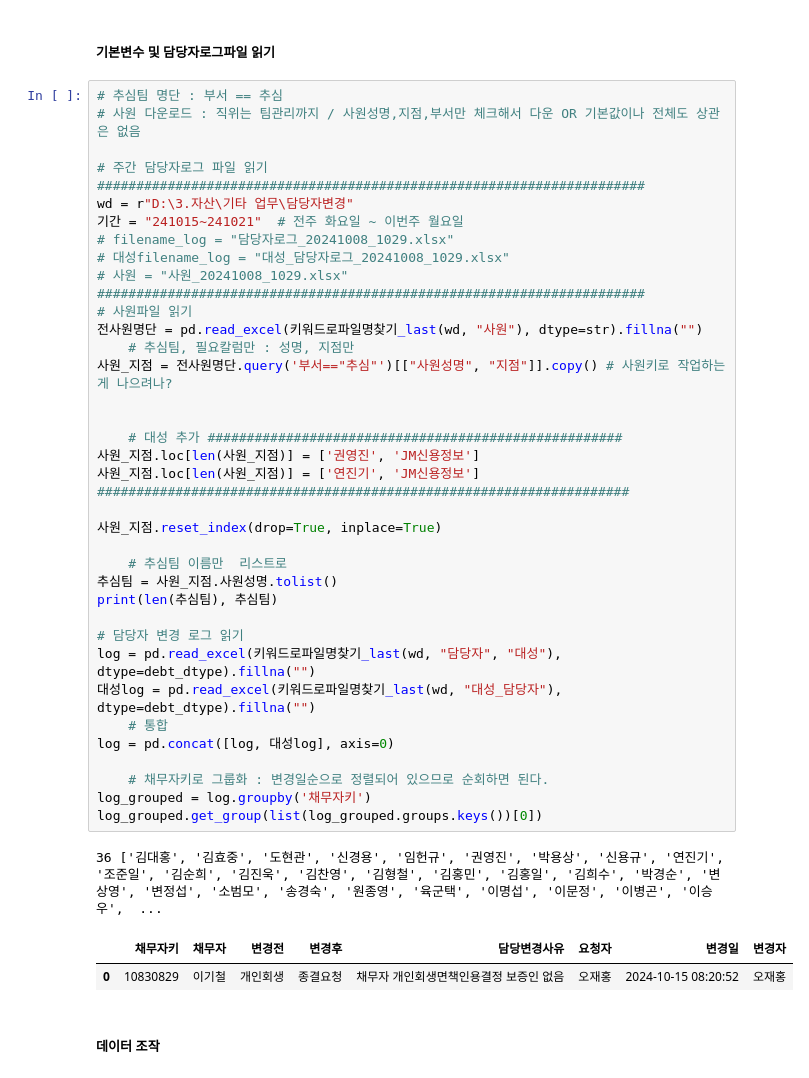
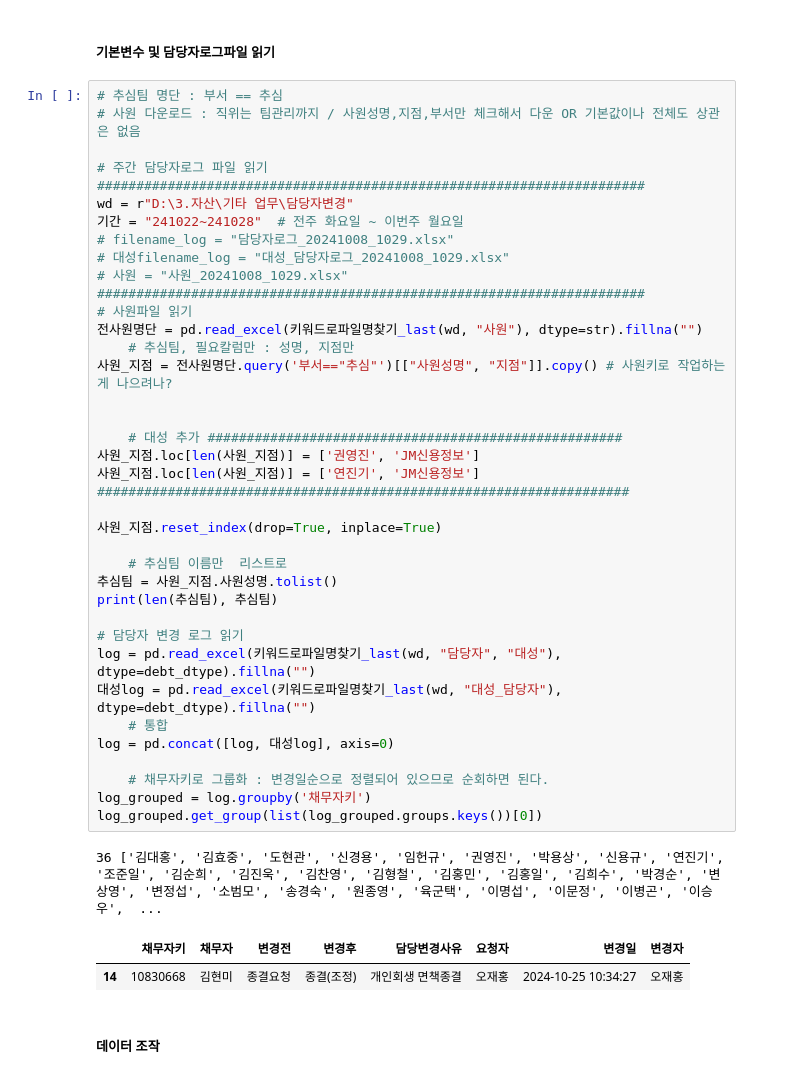
Before and after one commit to jbmyou/python_work, a Jupyter notebook: fileNaming/자산관리/담당자변경.ipynb, the cells around one changed output. Drawn from its saved outputs; the diff is of its cells as text.

```diff
--- a/fileNaming/자산관리/담당자변경.ipynb
+++ b/fileNaming/자산관리/담당자변경.ipynb
@@ -42,41 +42,41 @@ def 키워드로파일명찾기_last(폴더:str, 포함키워드:str, 제외키
 # 주간 담당자로그 파일 읽기
 ######################################################################
 wd = r"D:\3.자산\기타 업무\담당자변경"
-기간 = "241015~241021"  # 전주 화요일 ~ 이번주 월요일
+기간 = "241022~241028"  # 전주 화요일 ~ 이번주 월요일
 # filename_log = "담당자로그_20241008_1029.xlsx"
 # 대성filename_log = "대성_담당자로그_20241008_1029.xlsx"
 # 사원 = "사원_20241008_1029.xlsx"
 ######################################################################
 # 사원파일 읽기
 전사원명단 = pd.read_excel(키워드로파일명찾기_last(wd, "사원"), dtype=str).fillna("")
     # 추심팀, 필요칼럼만 : 성명, 지점만
 사원_지점 = 전사원명단.query('부서=="추심"')[["사원성명", "지점"]].copy() # 사원키로 작업하는게 나으려나?
 
 
     # 대성 추가 #####################################################
 사원_지점.loc[len(사원_지점)] = ['권영진', 'JM신용정보']
 사원_지점.loc[len(사원_지점)] = ['연진기', 'JM신용정보']
 ####################################################################
 
 사원_지점.reset_index(drop=True, inplace=True)
 
     # 추심팀 이름만  리스트로
 추심팀 = 사원_지점.사원성명.tolist()
 print(len(추심팀), 추심팀)
 
 # 담당자 변경 로그 읽기
 log = pd.read_excel(키워드로파일명찾기_last(wd, "담당자", "대성"), dtype=debt_dtype).fillna("")
 대성log = pd.read_excel(키워드로파일명찾기_last(wd, "대성_담당자"), dtype=debt_dtype).fillna("")
     # 통합
 log = pd.concat([log, 대성log], axis=0)
 
     # 채무자키로 그룹화 : 변경일순으로 정렬되어 있으므로 순회하면 된다.
 log_grouped = log.groupby('채무자키')
 log_grouped.get_group(list(log_grouped.groups.keys())[0])
 # %% [output]
 36 ['김대홍', '김효중', '도현관', '신경용', '임헌규', '권영진', '박용상', '신용규', '연진기', '조준일', '김순희', '김진욱', '김찬영', '김형철', '김홍민', '김홍일', '김희수', '박경순', '변상영', '변정섭', '소범모', '송경숙', '원종영', '육군택', '이명섭', '이문정', '이병곤', '이승우',  ...
 |  | 채무자키 | 채무자 | 변경전 | 변경후 | 담당변경사유 | 요청자 | 변경일 | 변경자 |
-| 0 | 10830829 | 이기철 | 개인회생 | 종결요청 | 채무자 개인회생면책인용결정 보증인 없음 | 오재홍 | 2024-10-15 08:20:52 | 오재홍 |
+| 14 | 10830668 | 김현미 | 종결요청 | 종결(조정) | 개인회생 면책종결 | 오재홍 | 2024-10-25 10:34:27 | 오재홍 |
 # %% [markdown]
 ##### 데이터 조작
 # %%
```
Also changed, not shown: parts of 1 cell of this notebook, 4 other files.
